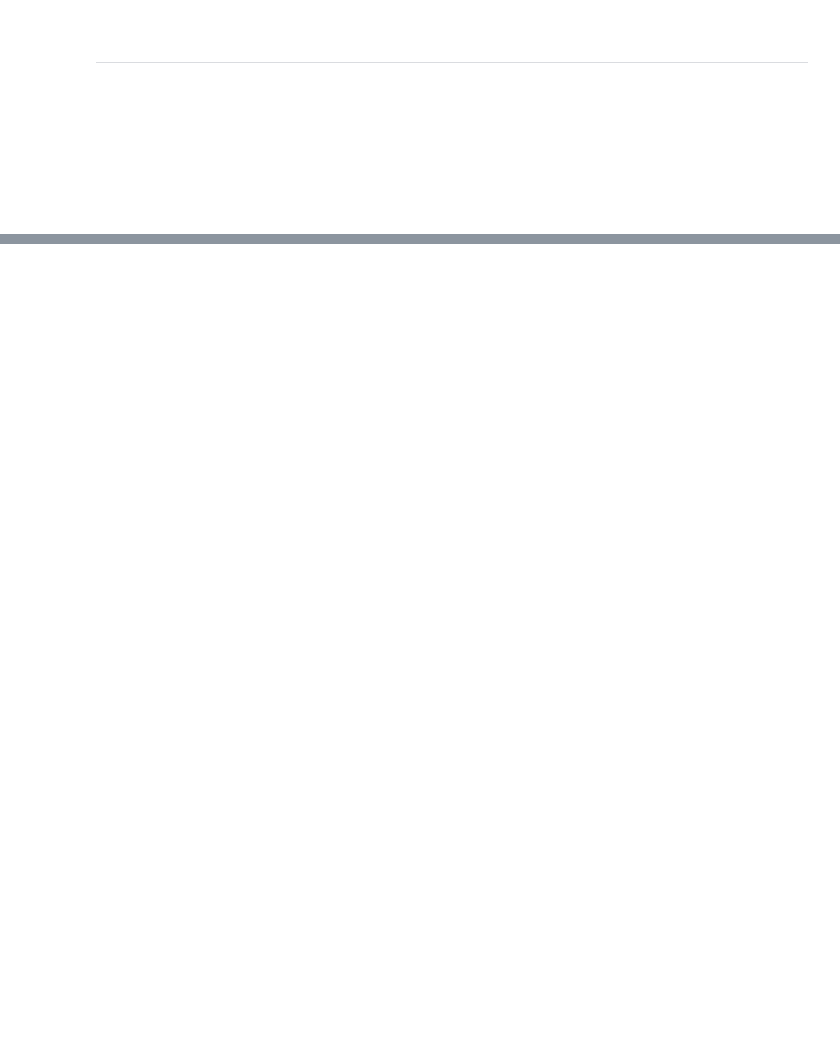
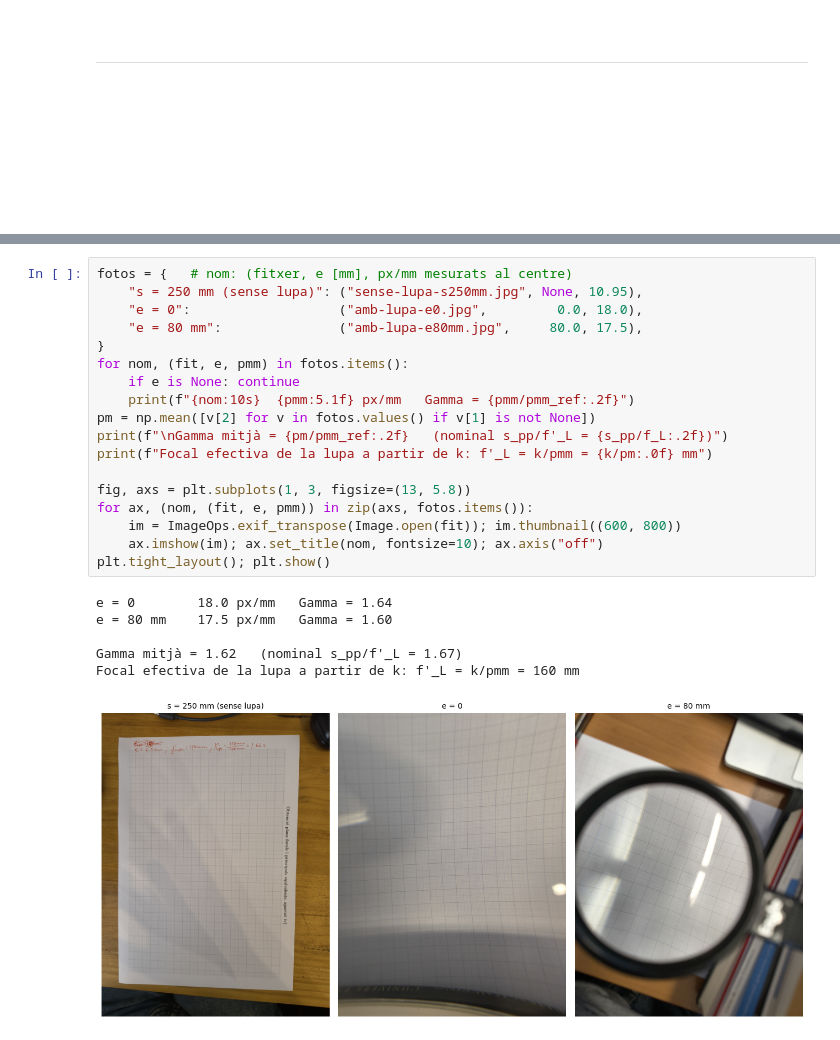
Before and after one commit to opticaUB/Avaluacio_Continuada, a Jupyter notebook: 1. Optica_Geometrica/2026_tardor/Exercici_AC1_2026_tardor_Lupa.ipynb, the cells around one changed output, grey strips where cells are left out. Saved outputs shown, nothing was run; the diff lists cells and outputs as text; blank space fills up the shorter version.

```diff
--- a/1. Optica_Geometrica/2026_tardor/Exercici_AC1_2026_tardor_Lupa.ipynb
+++ b/1. Optica_Geometrica/2026_tardor/Exercici_AC1_2026_tardor_Lupa.ipynb
@@ -182,0 +252,25 @@ $$
+# %%
+fotos = {   # nom: (fitxer, e [mm], px/mm mesurats al centre)
+    "s = 250 mm (sense lupa)": ("sense-lupa-s250mm.jpg", None, 10.95),
+    "e = 0":                   ("amb-lupa-e0.jpg",         0.0, 18.0),
+    "e = 80 mm":               ("amb-lupa-e80mm.jpg",     80.0, 17.5),
+}
+for nom, (fit, e, pmm) in fotos.items():
+    if e is None: continue
+    print(f"{nom:10s}  {pmm:5.1f} px/mm   Gamma = {pmm/pmm_ref:.2f}")
+pm = np.mean([v[2] for v in fotos.values() if v[1] is not None])
+print(f"\nGamma mitjà = {pm/pmm_ref:.2f}   (nominal s_pp/f'_L = {s_pp/f_L:.2f})")
+print(f"Focal efectiva de la lupa a partir de k: f'_L = k/pmm = {k/pm:.0f} mm")
+
+fig, axs = plt.subplots(1, 3, figsize=(13, 5.8))
+for ax, (nom, (fit, e, pmm)) in zip(axs, fotos.items()):
+    im = ImageOps.exif_transpose(Image.open(fit)); im.thumbnail((600, 800))
+    ax.imshow(im); ax.set_title(nom, fontsize=10); ax.axis("off")
+plt.tight_layout(); plt.show()
+# %% [output]
+e = 0        18.0 px/mm   Gamma = 1.64
+e = 80 mm    17.5 px/mm   Gamma = 1.60
+
+Gamma mitjà = 1.62   (nominal s_pp/f'_L = 1.67)
+Focal efectiva de la lupa a partir de k: f'_L = k/pmm = 160 mm
+[figure, added]
```
Also changed, not shown: parts of 16 cells of this notebook, 6 other files.
